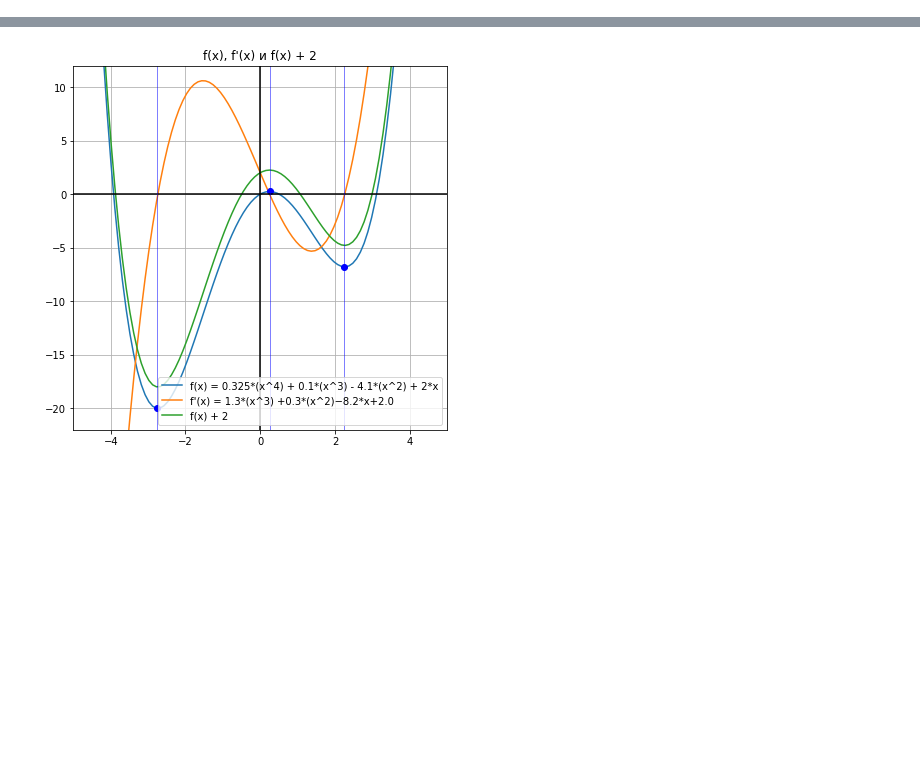
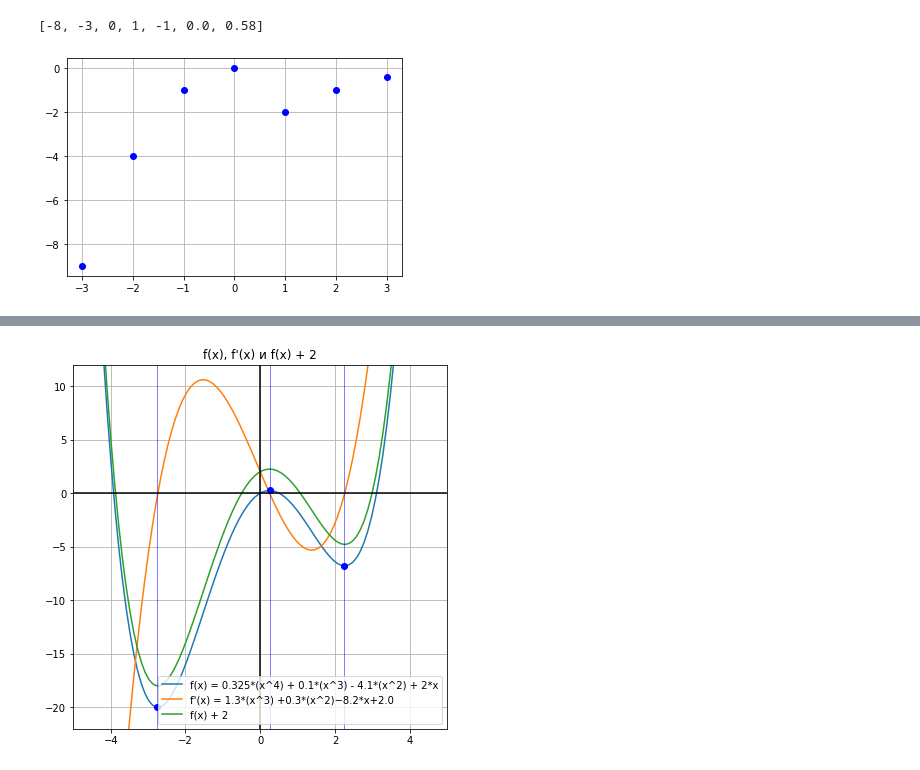
Before and after one commit to AlexSkrn/MISIS, a Jupyter notebook: HSE_HW_calculus.ipynb, the cells around one changed output, grey strips where cells are left out. Saved outputs shown, nothing was run; the diff lists cells and outputs as text; code cells hidden in the pictures; blank space fills up the shorter version.

```diff
--- a/HSE_HW_calculus.ipynb
+++ b/HSE_HW_calculus.ipynb
@@ -0,0 +49,7 @@
+# %%
+
+Y_data = [f(x) for x in X_data]
+
+print([round(x, 2) for x in Y_data])
+for v in vals:
+  print(f(v))
@@ -0,0 +65,9 @@
+# %%
+[round(g(x), 2) for x in X_data]
+# %% [output]
+[-8, -3, 0, 1, -1, 0.0, 0.58]
+# %%
+plt.plot(X_data, Y_data, 'bo')
+plt.grid(True, axis='both')  # color='b', linestyle='-', linewidth=1
+# %% [output]
+[figure, added]
```
Also changed, not shown: parts of 20 cells of this notebook.
